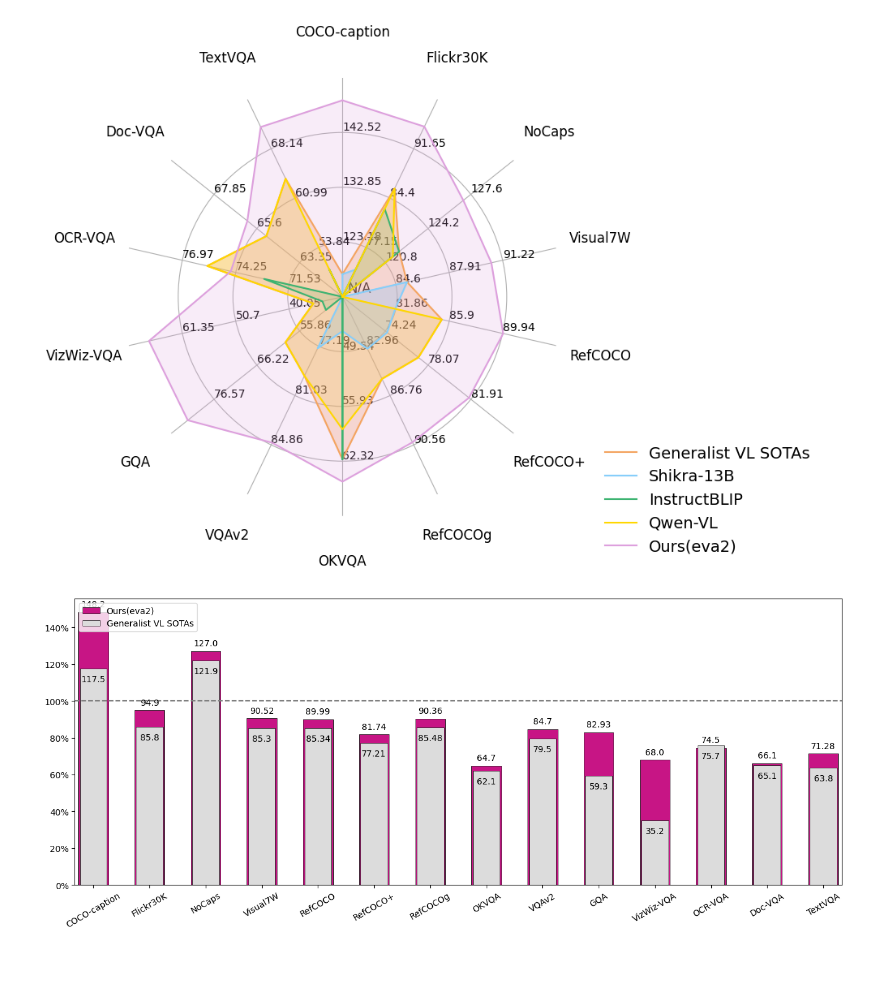
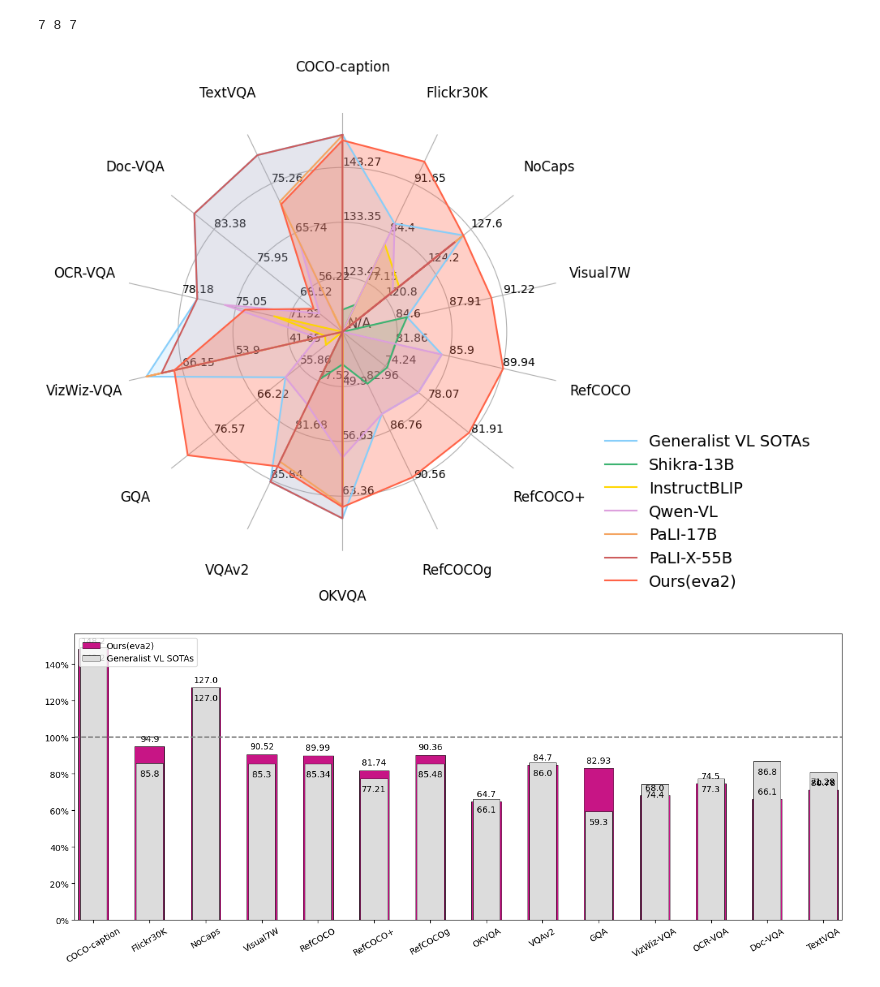
Before and after one commit to qijimrc/mm_evaluation, a Jupyter notebook: mmbench/utils/visualization.ipynb, the cells around one changed output. Cells and saved outputs as stored; diff of their text form; code cells hidden in the pictures.

Commit message:
update  visualization

```diff
--- a/mmbench/utils/visualization.ipynb
+++ b/mmbench/utils/visualization.ipynb
@@ -181,10 +181,10 @@ class ComplexRadar():
     def set_text(self, *args, **kwargs):
         self.ax.set_text(*args, **kwargs)
 # %%
-def plot_radar(df, data_min_max=None, save_path='./radar_compare.pdf'):
+def plot_radar(df, data_min_max=None, plot_idxs=None, alphas=None, save_path='./radar_compare.pdf'):
     methods = df.index.values.tolist()
     data = df.to_dict('list')
-    if data_min_max is not None:
+    if data_min_max is None:
       data_min = df.apply(pd.to_numeric, errors='coerce').min(axis=0).to_dict()
       data_max = df.apply(pd.to_numeric, errors='coerce').max(axis=0).to_dict()
       data_min_max = {k: [data_min[k]-4, data_max[k]+4] for k in data_min}
@@ -219,10 +219,12 @@ def plot_radar(df, data_min_max=None, save_path='./radar_compare.pdf'):
     radar = ComplexRadar(fig1, variables, ranges, n_ring_levels=4, show_scales=True, format_cfg=format_cfg)
 
     # custom_colors = ['#DDA0DD', '#F5C6D1', '#FAF7B6', '#C2F2FF', '#3CB371']
-    custom_colors = ['#87CEFA', '#3CB371', '#FFD700', '#DDA0DD', '#F4A460']
-    custom_alphas = [0.35, 0.2, 0.2, 0.2, 0.3]
+    custom_colors = ['#87CEFA', '#3CB371', '#FFD700', '#DDA0DD', '#F4A460', '#CD5C5C', '#FF6347', '#6495ED']
+    custom_alphas = alphas if alphas is not None else [0.2]*len(df)
 
-    for g in [4, 0, 1, 2, 3]:
+    plot_idxs = plot_idxs if plot_idxs is not None else range(len(df))
+    print(len(list(data.values())[0]), len(custom_colors), len(methods))
+    for g in plot_idxs:
         radar.plot([i[g] for i in list(data.values())], label=f"{methods[g]}", color=custom_colors[g])
         radar.fill([i[g] for i in list(data.values())], alpha=custom_alphas[g], color=custom_colors[g])
 
@@ -274,42 +276,42 @@ def plot_stacked_bars(df, title="", figsize=(16,6), save_path=None):
 # %%
 
 df = pd.DataFrame(
     [
      [117.5 ,  73.9 ,   'N/A' ,  85.3 ,  81.81,  74.41,  83.16,  47.16, 77.36,   'N/A'   ,  'N/A'  ,  'N/A'  ,   'N/A'  , 'N/A'],
      [ 'N/A'  ,  82.8 , 121.9 , 'N/A' ,  'N/A' , 'N/A' ,  'N/A'  ,  62.1 ,'N/A'  ,  49.5 ,  33.4 ,  72.8 ,  'N/A' ,  50.7 ],
      [ 'N/A'  ,  85.8 , 121.4 , 'N/A'  ,  85.34,  77.21,  85.48,  58.6 , 79.5 ,  59.3 ,  35.2 ,  75.7 ,  65.1 ,  63.8 ],
      [149.1 , 'N/A' , 127.  ,  'N/A'  ,   'N/A'   ,  'N/A'  ,   'N/A'  ,  64.5 , 84.3 ,  'N/A' ,  74.4 ,  'N/A'  ,  'N/A' ,  71.81],
      [149.2 , 'N/A'  , 126.3 ,  'N/A'  ,   'N/A'  ,   'N/A'  ,  'N/A'  ,  66.1 , 86.  ,  'N/A'  ,  70.9 ,  77.3 ,  86.8 ,  80.78],
      [148.2 ,  94.9 , 127.  ,  90.52,  89.99,  81.74,  90.36,  64.7 , 84.7 ,  82.93,  68.  ,  74.5 ,  66.1 ,  71.28]],
     columns = ['COCO-caption', 'Flickr30K', 'NoCaps', 'Visual7W', 'RefCOCO', 'RefCOCO+', 'RefCOCOg', 'OKVQA', 'VQAv2',
                 'GQA', 'VizWiz-VQA', 'OCR-VQA', 'Doc-VQA', 'TextVQA'],
     index = ['Shikra-13B', 'InstructBLIP', 'Qwen-VL', 'PaLI-17B', 'PaLI-X-55B', 'Ours(eva2)']
 )
-df = df.drop(index=['PaLI-17B', 'PaLI-X-55B'])
+# df = df.drop(index=['PaLI-17B', 'PaLI-X-55B'])
 df.loc['Generalist VL SOTAs'] = df.drop(index=['Ours(eva2)']).apply(pd.to_numeric, errors='coerce').max(axis=0).values
-# df = df.reindex(['Generalist VL SOTAs'] + df.index.values.tolist()[:-1])
+df = df.reindex(['Generalist VL SOTAs'] + df.index.values.tolist()[:-1])
 
 
-data_min_max = {'COCO-caption': [113.5, 152.2],
+data_min_max = {'COCO-caption': [113.5, 153.2],
  'Flickr30K': [69.9, 98.9],
  'NoCaps': [117.4, 131.0],
  'Visual7W': [81.3, 94.52],
  'RefCOCO': [77.81, 93.99],
  'RefCOCO+': [70.41, 85.74],
  'RefCOCOg': [79.16, 94.36],
- 'OKVQA': [43.16, 68.7],
- 'VQAv2': [73.36, 88.7],
+ 'OKVQA': [43.16, 70.1],
+ 'VQAv2': [73.36, 90.0],
  'GQA': [45.5, 86.93],
- 'VizWiz-VQA': [29.4, 72.0],
- 'OCR-VQA': [68.8, 76.7],
- 'Doc-VQA': [61.099999999999994, 66.1],
- 'TextVQA': [46.7, 75.28]
-}
+ 'VizWiz-VQA': [29.4, 78.4],
+ 'OCR-VQA': [68.8, 81.3],
+ 'Doc-VQA': [61.099999999999994, 90.8],
+ 'TextVQA': [46.7, 84.78]}
 
 
 # Plots
-plot_radar(df, data_min_max, save_path='radar_compare.pdf')
+plot_radar(df, data_min_max=data_min_max, alphas=[0.2,0.2,0.2,0.2,0.1,0.1,0.3], save_path='radar_compare.pdf')
 plot_stacked_bars(df.loc[['Ours(eva2)', 'Generalist VL SOTAs']])
 # %% [output]
+7 8 7
-[figure, old version]
+[figure, new version]
-[figure, old version]
+[figure, new version]
```
Also changed, not shown: 1 other file.
